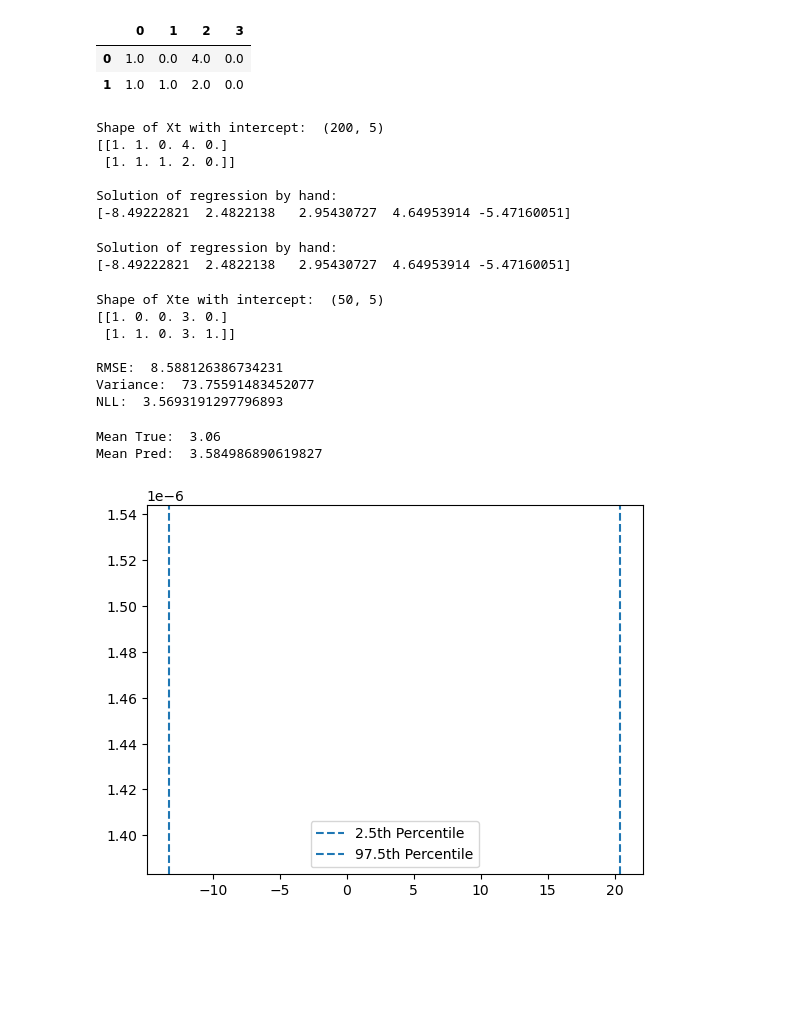
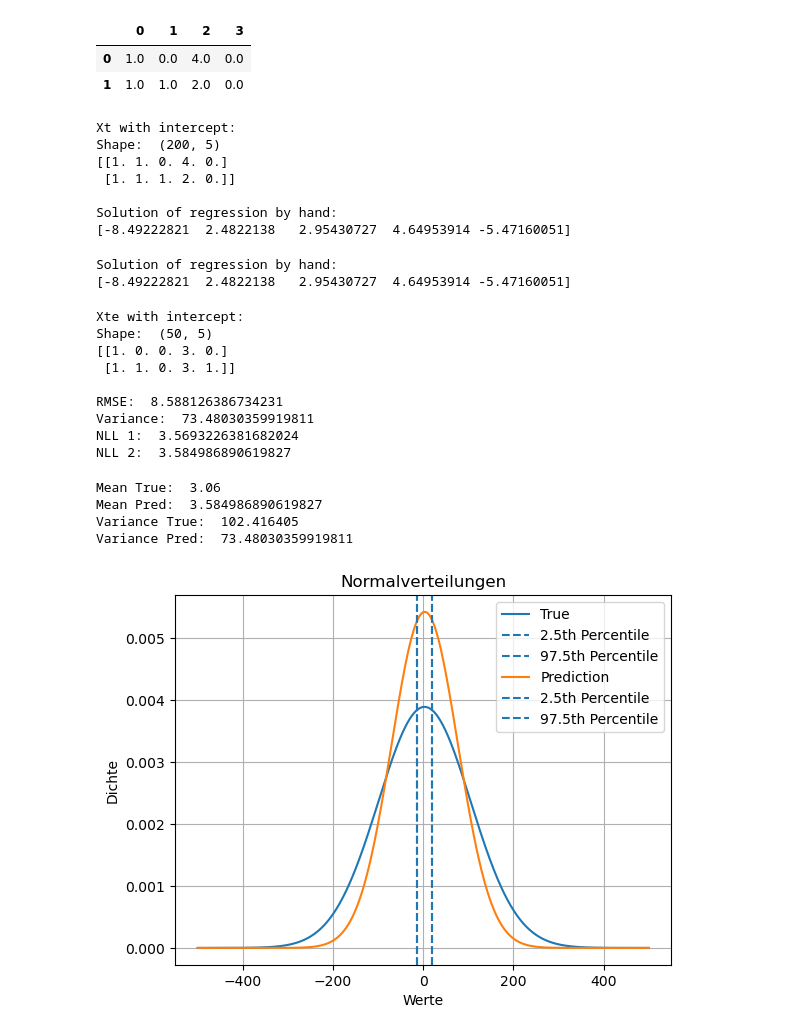
Before and after one commit to TypMitSchnurrbart/ws24_machine_learning, a Jupyter notebook: Aufgabe2/Aufgabe2_1.ipynb, the cells around one changed output. Drawn from its saved outputs; the diff is of its cells as text; code cells hidden in the pictures; blank space fills up the shorter version.

```diff
--- a/Aufgabe2/Aufgabe2_1.ipynb
+++ b/Aufgabe2/Aufgabe2_1.ipynb
@@ -26,9 +26,8 @@ pd.DataFrame(Xt[0:2])
 ########### 1a Linear Regression by Hand #############
 
 # insert intercept
-num_rows = Xt.shape[0]
-ones_column = np.ones((num_rows, 1), dtype=np.float64)
-Xt_intercept = np.hstack((ones_column, Xt))
+intercept_column = np.ones((Xt.shape[0], 1), dtype=np.float64)
+Xt_intercept = np.hstack((intercept_column, Xt))
 print("Xt with intercept:")
 print("Shape: ", Xt_intercept.shape)
 print(Xt_intercept[0:2])
@@ -42,7 +41,8 @@ w = np.matmul(XTXIXT,yt)
 print("\nSolution of regression by hand: ")
 print(w)
 # %% [output]
-Shape of Xt with intercept:  (200, 5)
+Xt with intercept:
+Shape:  (200, 5)
 [[1. 1. 0. 4. 0.]
  [1. 1. 1. 2. 0.]]
 
@@ -64,60 +64,84 @@ Solution of regression by hand:
 # %%
 ########### 1c RMSE and NLL #############
 
-num_rows = Xte.shape[0]
-ones_column = np.ones((num_rows, 1), dtype=np.float64)
-Xte_intercept = np.hstack((ones_column, Xte))
+intercept_column = np.ones((Xte.shape[0], 1), dtype=np.float64)
+Xte_intercept = np.hstack((intercept_column, Xte))
 print("Xte with intercept:")
 print("Shape: ", Xte_intercept.shape)
 print(Xte_intercept[0:2])
 
 yte_pred = np.matmul(Xte_intercept, w)
 
-
+# RMSE
 MSE = np.mean((yte_pred - yte)**2)
 RMSE = np.sqrt(MSE)
-variance = MSE
-NLL = 0.5 * np.log(2 * np.pi * variance) + 0.5 * np.mean((yte_pred - yte)**2) / variance
+print("\nRMSE: ", RMSE)
 
-print("\nRMSE: ", RMSE)
-print("Variance: ", variance)
-print("NLL: ", NLL)
+# Varianz
+residuals = yte_pred - yte
+yte_pred_var = np.var(residuals)
+print("Variance: ", yte_pred_var)
+
+# NLL
+NLL = 0.5 * np.log(2 * np.pi * yte_pred_var) + 0.5 * np.mean((yte_pred - yte)**2) / yte_pred_var
+print("NLL 1: ", NLL)
+NLL = np.mean(yte_pred)
+print("NLL 2: ", NLL)
 # %% [output]
-Shape of Xte with intercept:  (50, 5)
+Xte with intercept:
+Shape:  (50, 5)
 [[1. 0. 0. 3. 0.]
  [1. 1. 0. 3. 1.]]
 
 RMSE:  8.588126386734231
-Variance:  73.75591483452077
-NLL:  3.5693191297796893
+Variance:  73.48030359919811
+NLL 1:  3.5693226381682024
+NLL 2:  3.584986890619827
 # %%
 ########### 1d Gaussian Plot #############
 from scipy.stats import norm
 
 # Compute mean of pred and real
 mean_true = np.mean(yte)
 mean_pred = np.mean(yte_pred)
 print("Mean True: ", mean_true)
 print("Mean Pred: ", mean_pred)
 
-percentile025 = mean_pred - 1.96 * RMSE
-percentile975 = mean_pred + 1.96 * RMSE
+var_true = np.var(yte)
+var_pred = yte_pred_var
+print("Variance True: ", var_true)
+print("Variance Pred: ", var_pred)
 
-# plot real fish
-# plt.plot(norm.pdf(mean_true, RMSE))
-# plt.axvline(x=percentile025, linestyle='--', label='2.5th Percentile')
-# plt.axvline(x=percentile975, linestyle='--', label='97.5th Percentile')
+x = np.linspace(-500, 500, 1000)
+pdf_true = norm.pdf(x, mean_true, var_true)
+pdf_pred = norm.pdf(x, mean_pred, var_pred)
+
+percentile025_true = mean_true - 1.96 * RMSE
+percentile975_true = mean_true + 1.96 * RMSE
+percentile025_pred = mean_pred - 1.96 * RMSE
+percentile975_pred = mean_pred + 1.96 * RMSE
+
+# plotting
+plt.plot(x, pdf_true, label='True')
+plt.axvline(x=percentile025_true, linestyle='--', label='2.5th Percentile')
+plt.axvline(x=percentile975_true, linestyle='--', label='97.5th Percentile')
 
 # plot predicted fish
-plt.plot(norm.pdf(mean_pred, RMSE))
-plt.axvline(x=percentile025, linestyle='--', label='2.5th Percentile')
-plt.axvline(x=percentile975, linestyle='--', label='97.5th Percentile')
+plt.plot(x, pdf_pred, label='Prediction')
+plt.axvline(x=percentile025_pred, linestyle='--', label='2.5th Percentile')
+plt.axvline(x=percentile975_pred, linestyle='--', label='97.5th Percentile')
 
+plt.title('Normalverteilungen')
+plt.xlabel('Werte')
+plt.ylabel('Dichte')
+plt.grid(True)
 plt.legend()
 plt.show()
 # %% [output]
 Mean True:  3.06
 Mean Pred:  3.584986890619827
+Variance True:  102.416405
+Variance Pred:  73.48030359919811
-[figure, old version]
+[figure, new version]
 # %%
 ########### 1e Gradient Descent #############
```
Also changed, not shown: parts of 5 cells of this notebook.
